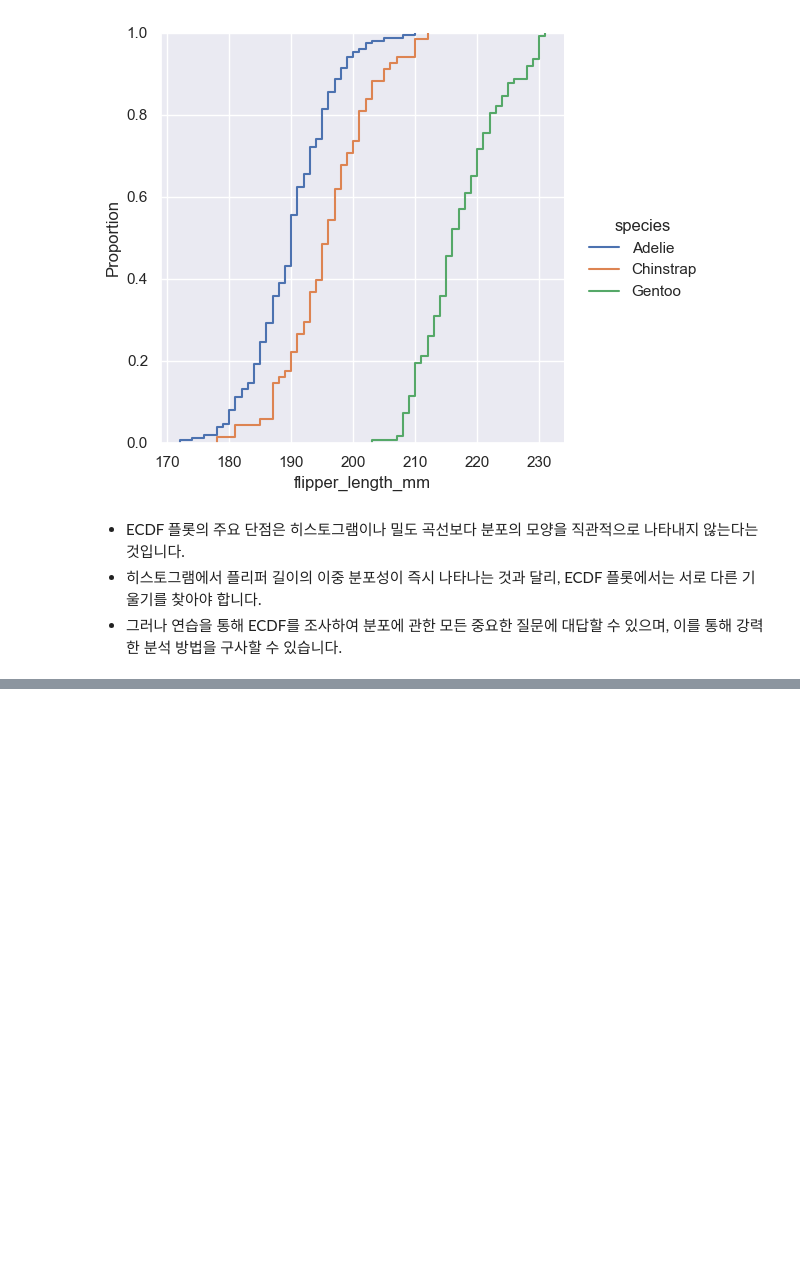
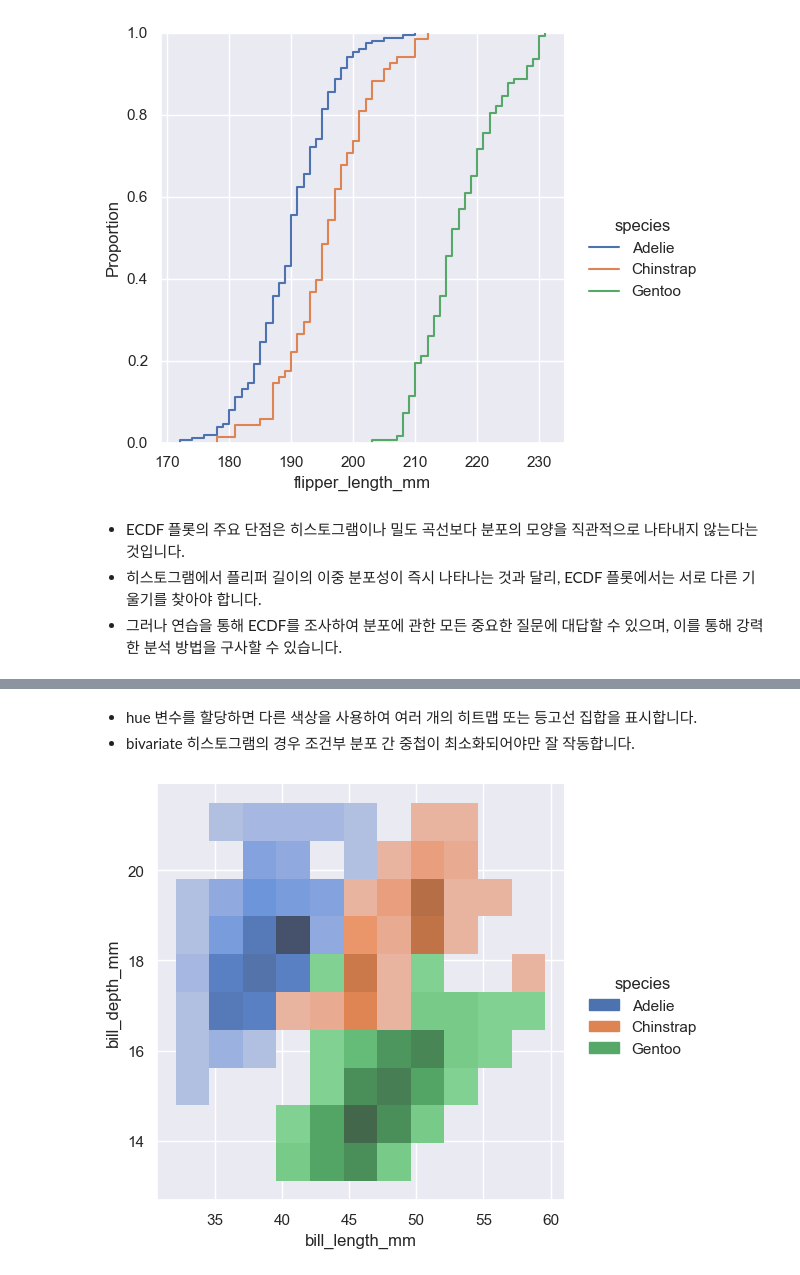
Before and after one commit to kinghy00/Seaborn-Tutorial, a Jupyter notebook: Visualizing_distributions_of_data.ipynb, the cells around one changed output, grey strips where cells are left out. Saved outputs shown, nothing was run; the diff lists cells and outputs as text; code cells hidden in the pictures; blank space fills up the shorter version.

```diff
--- a/Visualizing_distributions_of_data.ipynb
+++ b/Visualizing_distributions_of_data.ipynb
@@ -291,0 +308,7 @@ sns.displot(penguins, x="flipper_length_mm", hue="species", kind="ecdf");
+# %% [markdown]
+- hue 변수를 할당하면 다른 색상을 사용하여 여러 개의 히트맵 또는 등고선 집합을 표시합니다.
+- bivariate 히스토그램의 경우 조건부 분포 간 중첩이 최소화되어야만 잘 작동합니다.
+# %%
+sns.displot(penguins, x="bill_length_mm", y="bill_depth_mm", hue="species");
+# %% [output]
+[figure, added]
```
Also changed, not shown: parts of 19 cells of this notebook.
